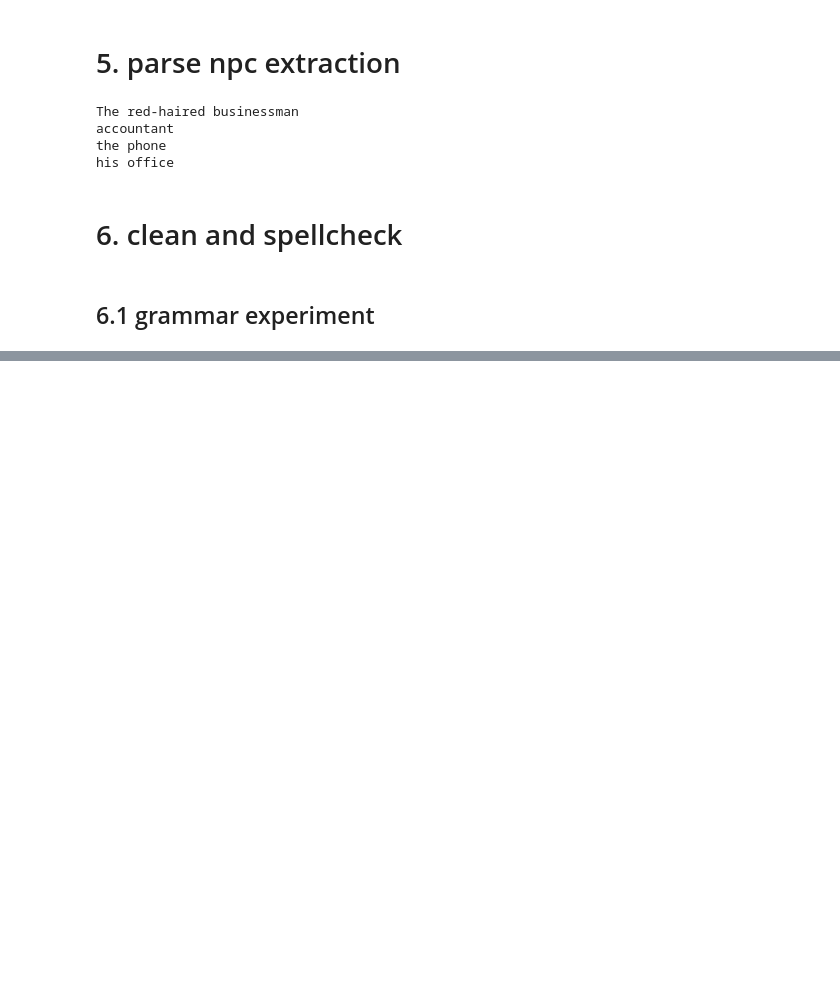
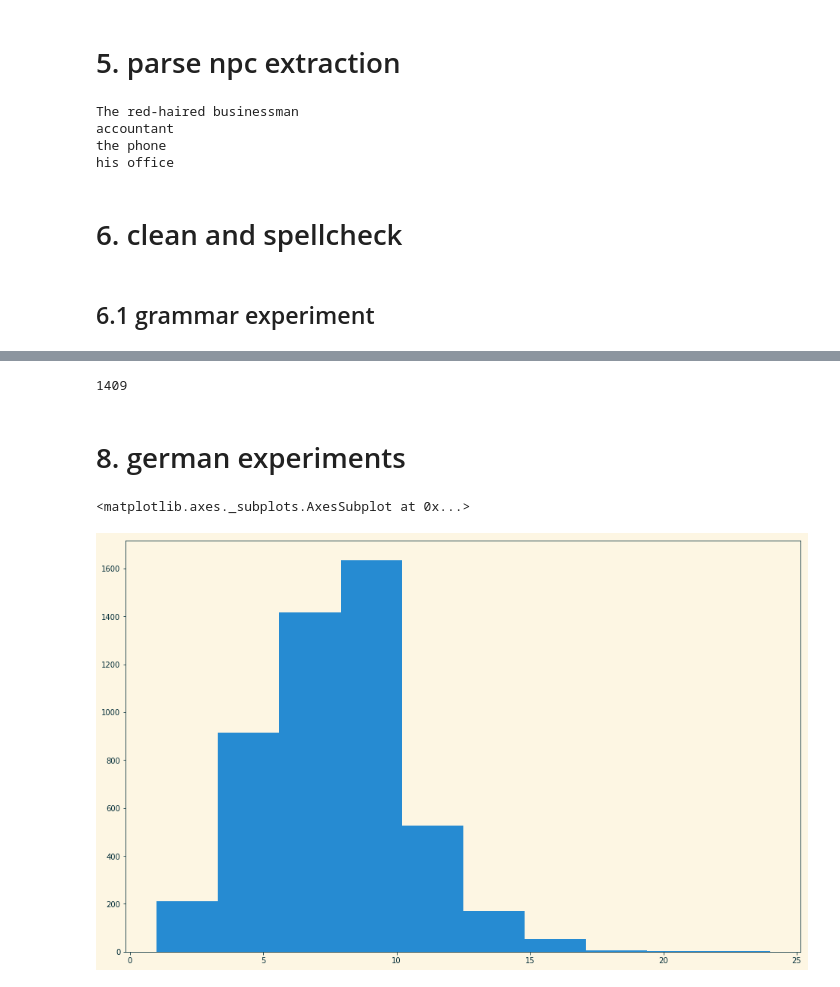
Before and after one commit to drschwenk/pictionary, a Jupyter notebook: eda.ipynb, the cells around one changed output, grey strips where cells are left out. Drawn from its saved outputs; the diff is of its cells as text; code cells hidden in the pictures; blank space fills up the shorter version.

```diff
--- a/eda.ipynb
+++ b/eda.ipynb
@@ -506,0 +739,4 @@ tagger will be used instead of the Viterbi tagger.\n")
+# %%
+len(sents_w_verbs)
+# %% [output]
+1409
@@ -506,0 +749,14 @@ tagger will be used instead of the Viterbi tagger.\n")
+# %% [markdown]
+# 8. german experiments
+# %%
+german_words = pd.read_csv('./german_10k.txt', sep=' ', header=None).T
+german_words.columns = ['raw_word']
+
+german_words = german_words[german_words['raw_word'].str.isalpha().fillna(False)]
+# %%
+german_words['len'] = german_words.raw_word.str.len()
+# %%
+german_words.len.hist()
+# %% [output]
+<matplotlib.axes._subplots.AxesSubplot at 0x...>
+[figure, added]
```
Also changed, not shown: parts of 85 cells of this notebook.
